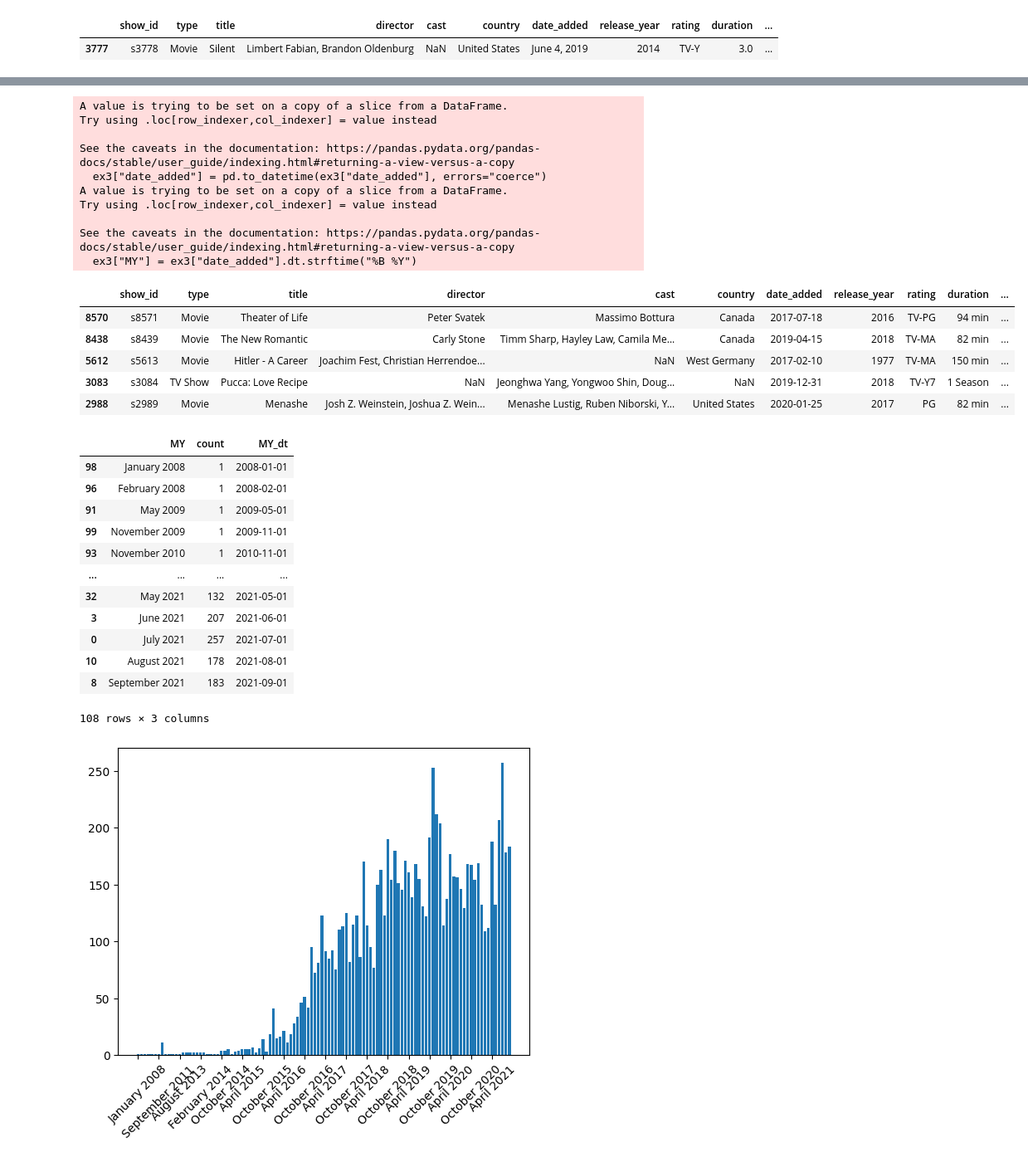
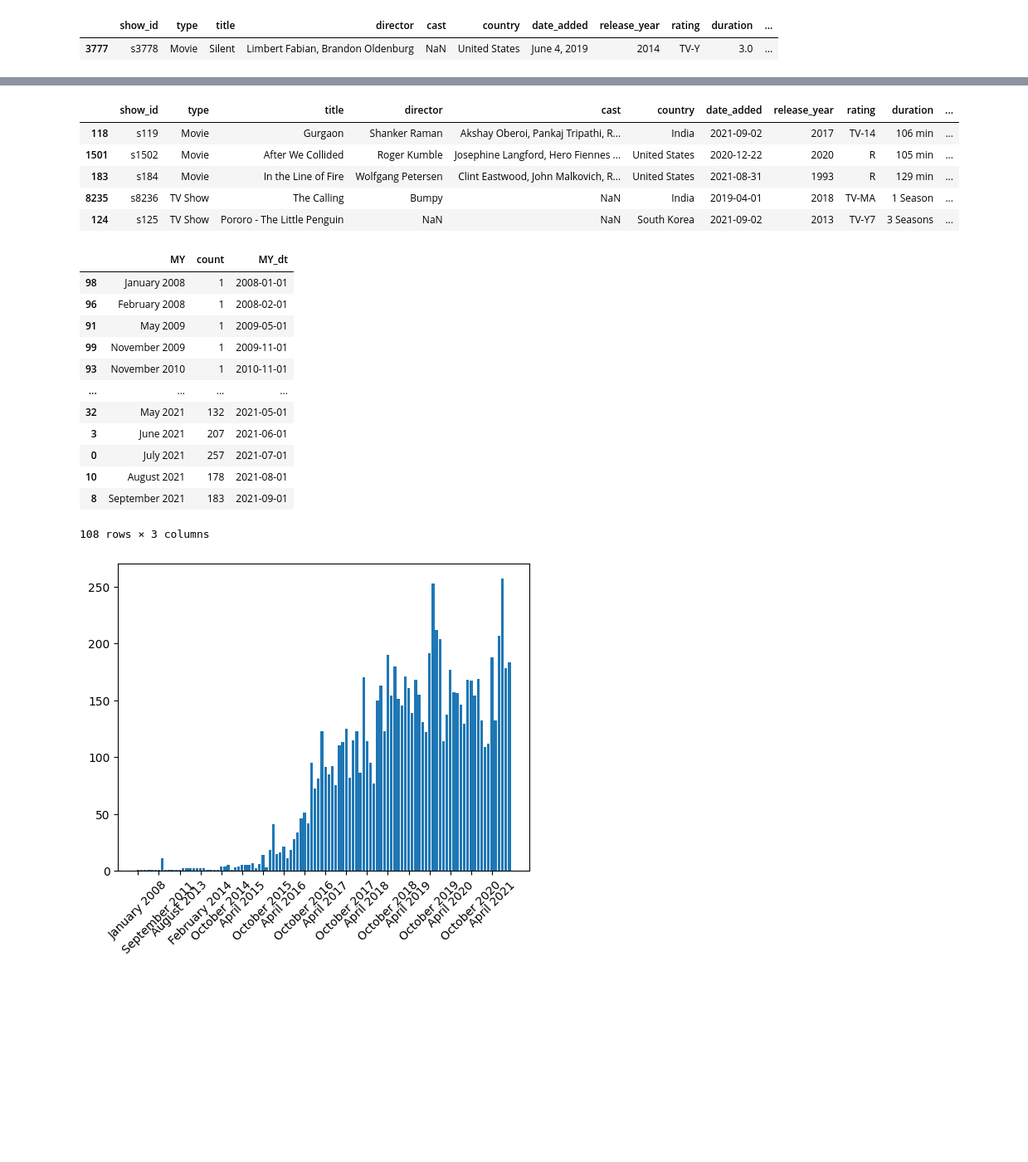
Before and after one commit to TBarnes25/data-science-portfolio, a Jupyter notebook: NetflixTrends/main.ipynb, the cells around one changed output, grey strips where cells are left out. Shown at 83% size. Drawn from its saved outputs; the diff is of its cells as text; code cells hidden in the pictures; blank space fills up the shorter version.

```diff
--- a/NetflixTrends/main.ipynb
+++ b/NetflixTrends/main.ipynb
@@ -321,34 +301,24 @@ See the caveats in the documentation: https://pandas.pydata.org/pandas-docs/stab
 # %%
 # Visualise when new content added throughout the years
 # organising the data to be in th eright forat for matplotlib
 
-ex3 = df.dropna(subset=["date_added"])
+ex3 = df.dropna(subset=["date_added"]).copy()
 ex3["date_added"] = pd.to_datetime(ex3["date_added"], errors="coerce")
 
 ex3["MY"] = ex3["date_added"].dt.strftime("%B %Y")
 display(ex3.sample(5))
 groups = ex3["MY"].value_counts().reset_index()
 groups["MY_dt"] = (pd.to_datetime(groups["MY"], errors = "coerce"))
 groups= groups.sort_values("MY_dt")
 display(groups)
 #
 # %% [output]
-A value is trying to be set on a copy of a slice from a DataFrame.
-Try using .loc[row_indexer,col_indexer] = value instead
-
-See the caveats in the documentation: https://pandas.pydata.org/pandas-docs/stable/user_guide/indexing.html#returning-a-view-versus-a-copy
-  ex3["date_added"] = pd.to_datetime(ex3["date_added"], errors="coerce")
-A value is trying to be set on a copy of a slice from a DataFrame.
-Try using .loc[row_indexer,col_indexer] = value instead
-
-See the caveats in the documentation: https://pandas.pydata.org/pandas-docs/stable/user_guide/indexing.html#returning-a-view-versus-a-copy
-  ex3["MY"] = ex3["date_added"].dt.strftime("%B %Y")
 |  | show_id | type | title | director | cast | country | date_added | release_year | rating | duration | ... |
-| 8570 | s8571 | Movie | Theater of Life | Peter Svatek | Massimo Bottura | Canada | 2017-07-18 | 2016 | TV-PG | 94 min | ... |
-| 8438 | s8439 | Movie | The New Romantic | Carly Stone | Timm Sharp, Hayley Law, Camila Me... | Canada | 2019-04-15 | 2018 | TV-MA | 82 min | ... |
-| 5612 | s5613 | Movie | Hitler - A Career | Joachim Fest, Christian Herrendoe... | NaN | West Germany | 2017-02-10 | 1977 | TV-MA | 150 min | ... |
-| 3083 | s3084 | TV Show | Pucca: Love Recipe | NaN | Jeonghwa Yang, Yongwoo Shin, Doug... | NaN | 2019-12-31 | 2018 | TV-Y7 | 1 Season | ... |
-| 2988 | s2989 | Movie | Menashe | Josh Z. Weinstein, Joshua Z. Wein... | Menashe Lustig, Ruben Niborski, Y... | United States | 2020-01-25 | 2017 | PG | 82 min | ... |
+| 118 | s119 | Movie | Gurgaon | Shanker Raman | Akshay Oberoi, Pankaj Tripathi, R... | India | 2021-09-02 | 2017 | TV-14 | 106 min | ... |
+| 1501 | s1502 | Movie | After We Collided | Roger Kumble | Josephine Langford, Hero Fiennes ... | United States | 2020-12-22 | 2020 | R | 105 min | ... |
+| 183 | s184 | Movie | In the Line of Fire | Wolfgang Petersen | Clint Eastwood, John Malkovich, R... | United States | 2021-08-31 | 1993 | R | 129 min | ... |
+| 8235 | s8236 | TV Show | The Calling | Bumpy | NaN | India | 2019-04-01 | 2018 | TV-MA | 1 Season | ... |
+| 124 | s125 | TV Show | Pororo - The Little Penguin | NaN | NaN | South Korea | 2021-09-02 | 2013 | TV-Y7 | 3 Seasons | ... |
 |  | MY | count | MY_dt |
 | 98 | January 2008 | 1 | 2008-01-01 |
 | 96 | February 2008 | 1 | 2008-02-01 |
@@ -361,7 +331,7 @@ See the caveats in the documentation: https://pandas.pydata.org/pandas-docs/stab
 | 0 | July 2021 | 257 | 2021-07-01 |
 | 10 | August 2021 | 178 | 2021-08-01 |
 | 8 | September 2021 | 183 | 2021-09-01 |
-108 rows × 3 columns
+108 rows × 3 columns
 # %%
 # assigning the x and y axis
 xvalues = groups["MY"]
```
Also changed, not shown: parts of 4 cells of this notebook.
